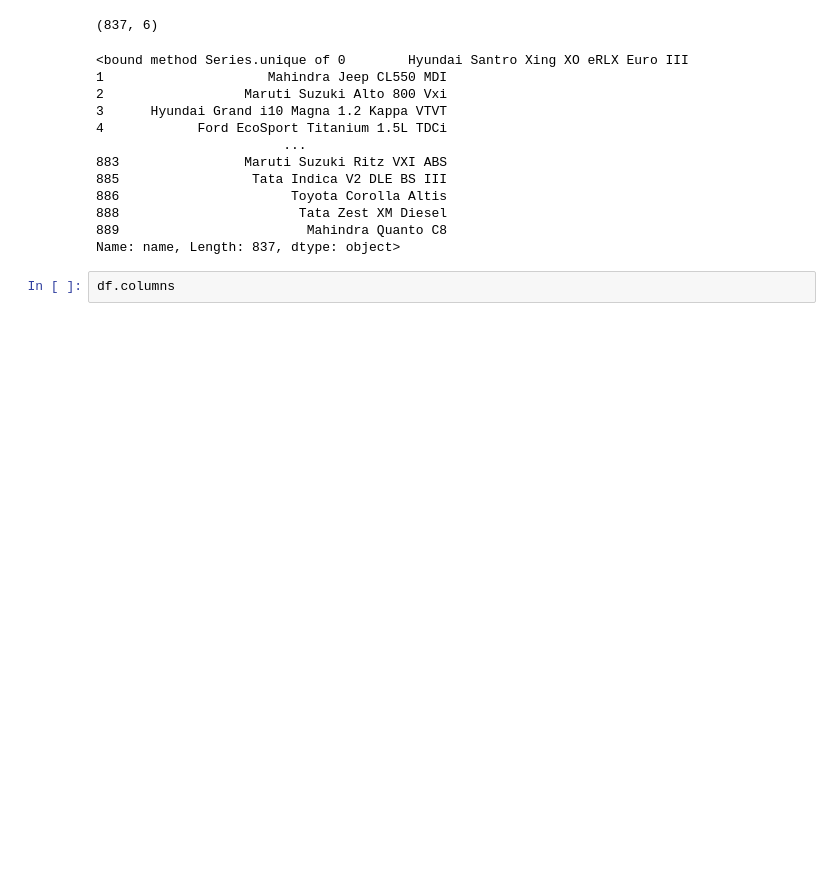
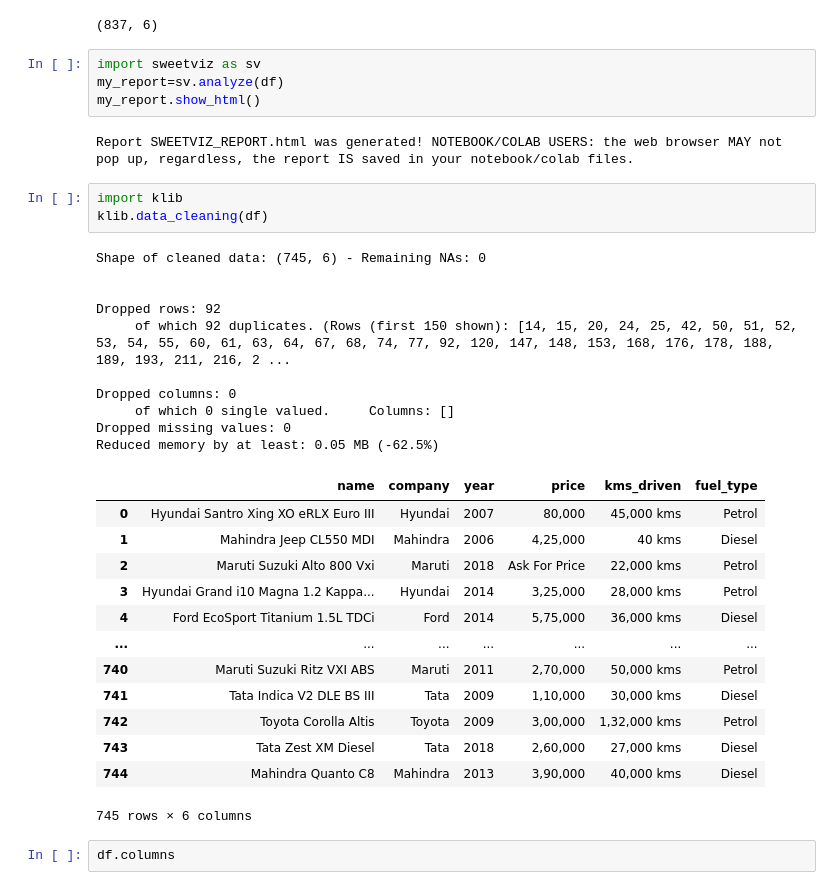
Before and after one commit to Varun988/ML_and_Datascience, a Jupyter notebook: Car_price_predict.ipynb, the cells around one changed output. Cells and saved outputs as stored; diff of their text form; blank space fills up the shorter version.

```diff
--- a/Car_price_predict.ipynb
+++ b/Car_price_predict.ipynb
@@ -67,19 +67,38 @@ df.shape
 # %% [output]
 (837, 6)
 # %%
+import sweetviz as sv
+my_report=sv.analyze(df)
+my_report.show_html()
 # %% [output]
-<bound method Series.unique of 0        Hyundai Santro Xing XO eRLX Euro III
-1                     Mahindra Jeep CL550 MDI
-2                  Maruti Suzuki Alto 800 Vxi
-3      Hyundai Grand i10 Magna 1.2 Kappa VTVT
-4            Ford EcoSport Titanium 1.5L TDCi
-                        ...
-883                Maruti Suzuki Ritz VXI ABS
-885                 Tata Indica V2 DLE BS III
-886                      Toyota Corolla Altis
-888                       Tata Zest XM Diesel
-889                        Mahindra Quanto C8
-Name: name, Length: 837, dtype: object>
+Report SWEETVIZ_REPORT.html was generated! NOTEBOOK/COLAB USERS: the web browser MAY not pop up, regardless, the report IS saved in your notebook/colab files.
+# %%
+import klib
+klib.data_cleaning(df)
+# %% [output]
+Shape of cleaned data: (745, 6) - Remaining NAs: 0
+
+
+Dropped rows: 92
+     of which 92 duplicates. (Rows (first 150 shown): [14, 15, 20, 24, 25, 42, 50, 51, 52, 53, 54, 55, 60, 61, 63, 64, 67, 68, 74, 77, 92, 120, 147, 148, 153, 168, 176, 178, 188, 189, 193, 211, 216, 2 ...
+
+Dropped columns: 0
+     of which 0 single valued.     Columns: []
+Dropped missing values: 0
+Reduced memory by at least: 0.05 MB (-62.5%)
+|  | name | company | year | price | kms_driven | fuel_type |
+| 0 | Hyundai Santro Xing XO eRLX Euro III | Hyundai | 2007 | 80,000 | 45,000 kms | Petrol |
+| 1 | Mahindra Jeep CL550 MDI | Mahindra | 2006 | 4,25,000 | 40 kms | Diesel |
+| 2 | Maruti Suzuki Alto 800 Vxi | Maruti | 2018 | Ask For Price | 22,000 kms | Petrol |
+| 3 | Hyundai Grand i10 Magna 1.2 Kappa... | Hyundai | 2014 | 3,25,000 | 28,000 kms | Petrol |
+| 4 | Ford EcoSport Titanium 1.5L TDCi | Ford | 2014 | 5,75,000 | 36,000 kms | Diesel |
+| ... | ... | ... | ... | ... | ... | ... |
+| 740 | Maruti Suzuki Ritz VXI ABS | Maruti | 2011 | 2,70,000 | 50,000 kms | Petrol |
+| 741 | Tata Indica V2 DLE BS III | Tata | 2009 | 1,10,000 | 30,000 kms | Diesel |
+| 742 | Toyota Corolla Altis | Toyota | 2009 | 3,00,000 | 1,32,000 kms | Petrol |
+| 743 | Tata Zest XM Diesel | Tata | 2018 | 2,60,000 | 27,000 kms | Diesel |
+| 744 | Mahindra Quanto C8 | Mahindra | 2013 | 3,90,000 | 40,000 kms | Diesel |
+745 rows × 6 columns
 # %%
 df.columns
 # %% [output]
```
Also changed, not shown: 1 other file.
